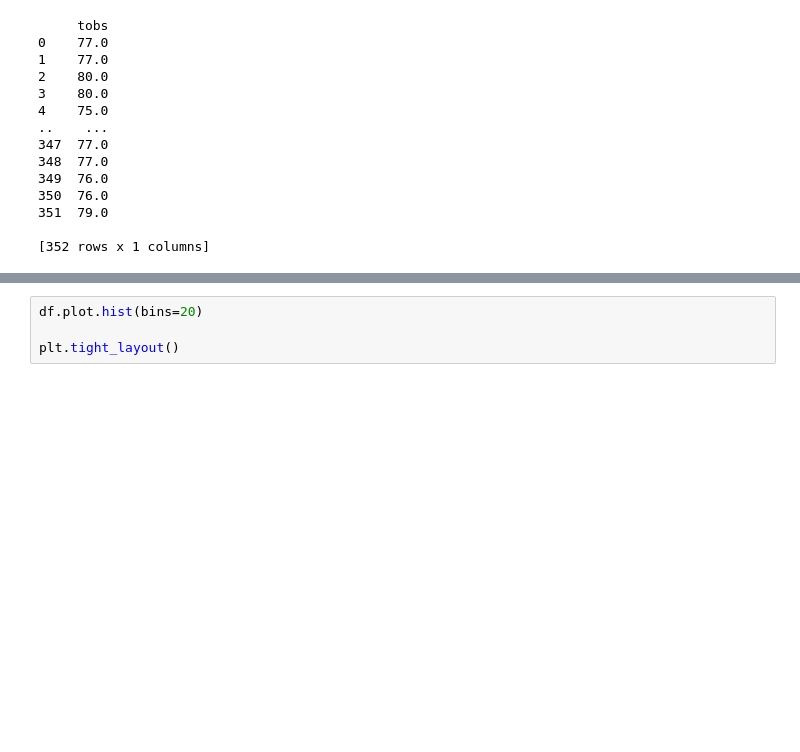
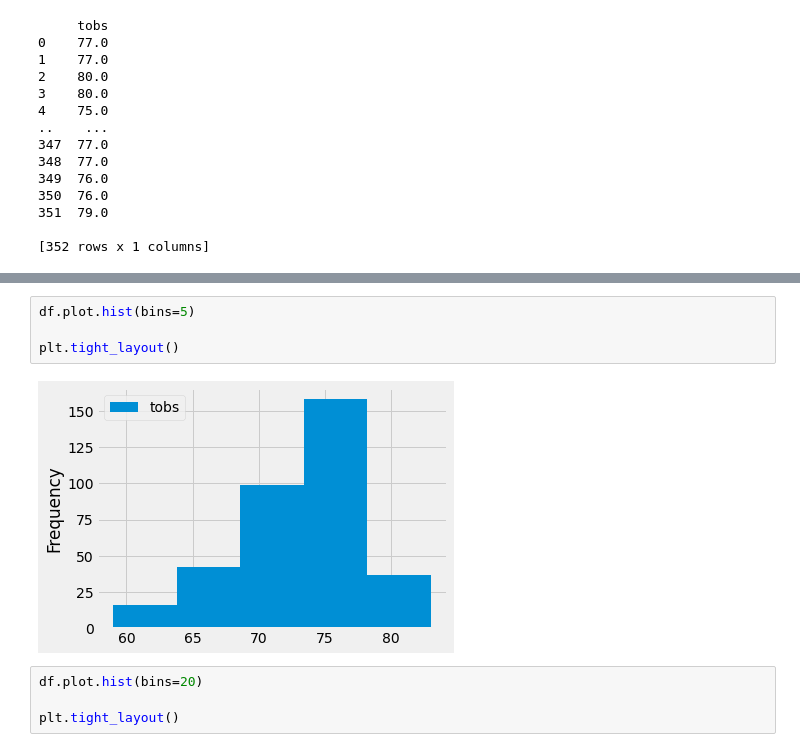
Before and after one commit to elliottdanielp/surfs_up, a Jupyter notebook: climate_analysis.ipynb, the cells around one changed output, grey strips where cells are left out. Drawn from its saved outputs; the diff is of its cells as text; blank space fills up the shorter version.

```diff
--- a/climate_analysis.ipynb
+++ b/climate_analysis.ipynb
@@ -184,3 +190,9 @@ print(df)
+# %%
+df.plot.hist(bins=5)
+
+plt.tight_layout()
+# %% [output]
+[figure, added]
 # %%
 df.plot.hist(bins=20)
 
```
Also changed, not shown: parts of 1 cell of this notebook.
